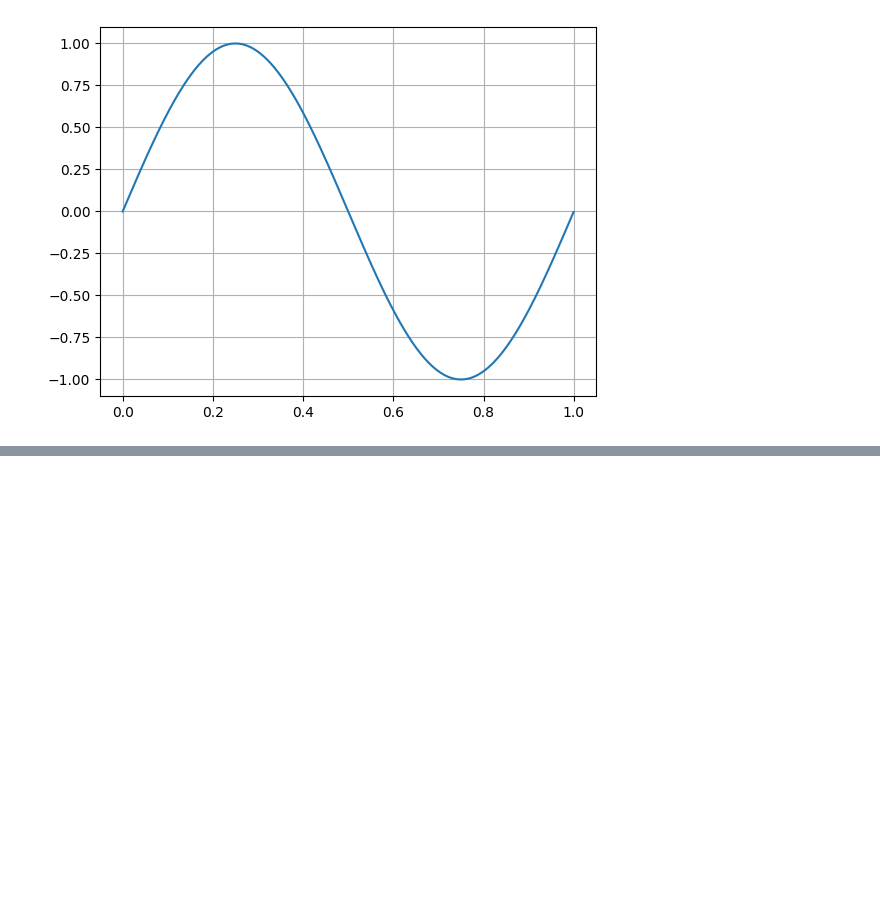
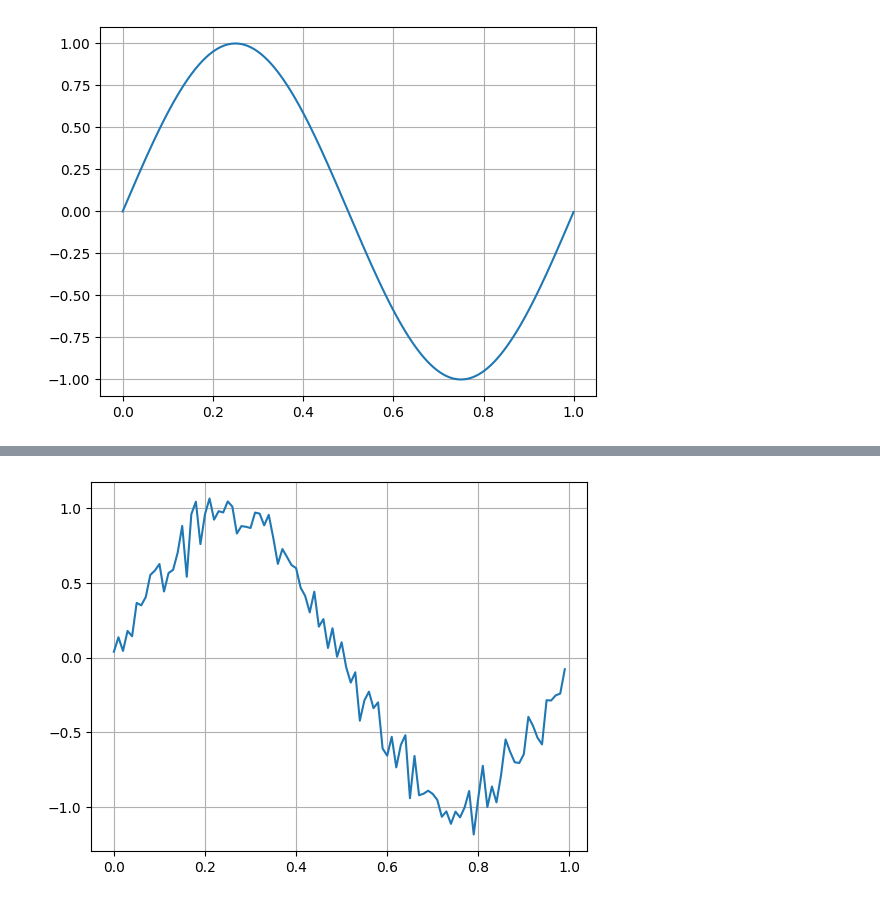
Before and after one commit to mariano1602/APS_2026, a Jupyter notebook: TS0_Mariano_Gonzalez.ipynb, the cells around one changed output, grey strips where cells are left out. Drawn from its saved outputs; the diff is of its cells as text; code cells hidden in the pictures; blank space fills up the shorter version.

```diff
--- a/TS0_Mariano_Gonzalez.ipynb
+++ b/TS0_Mariano_Gonzalez.ipynb
@@ -125,0 +130,11 @@ plt.show()
+# %%
+N=100
+ruido=np.random.normal(0,0.1,N)
+ttr, xxr = mi_funcion_sen( vmax = 1, dc = 0, f0 = 1, ph=0,N=100, fs = 100)
+yyr=xxr + ruido
+plt.figure()
+plt.grid()
+plt.plot(ttr, yyr)
+plt.show()
+# %% [output]
+[figure, added]
```
Also changed, not shown: parts of 2 cells of this notebook.
